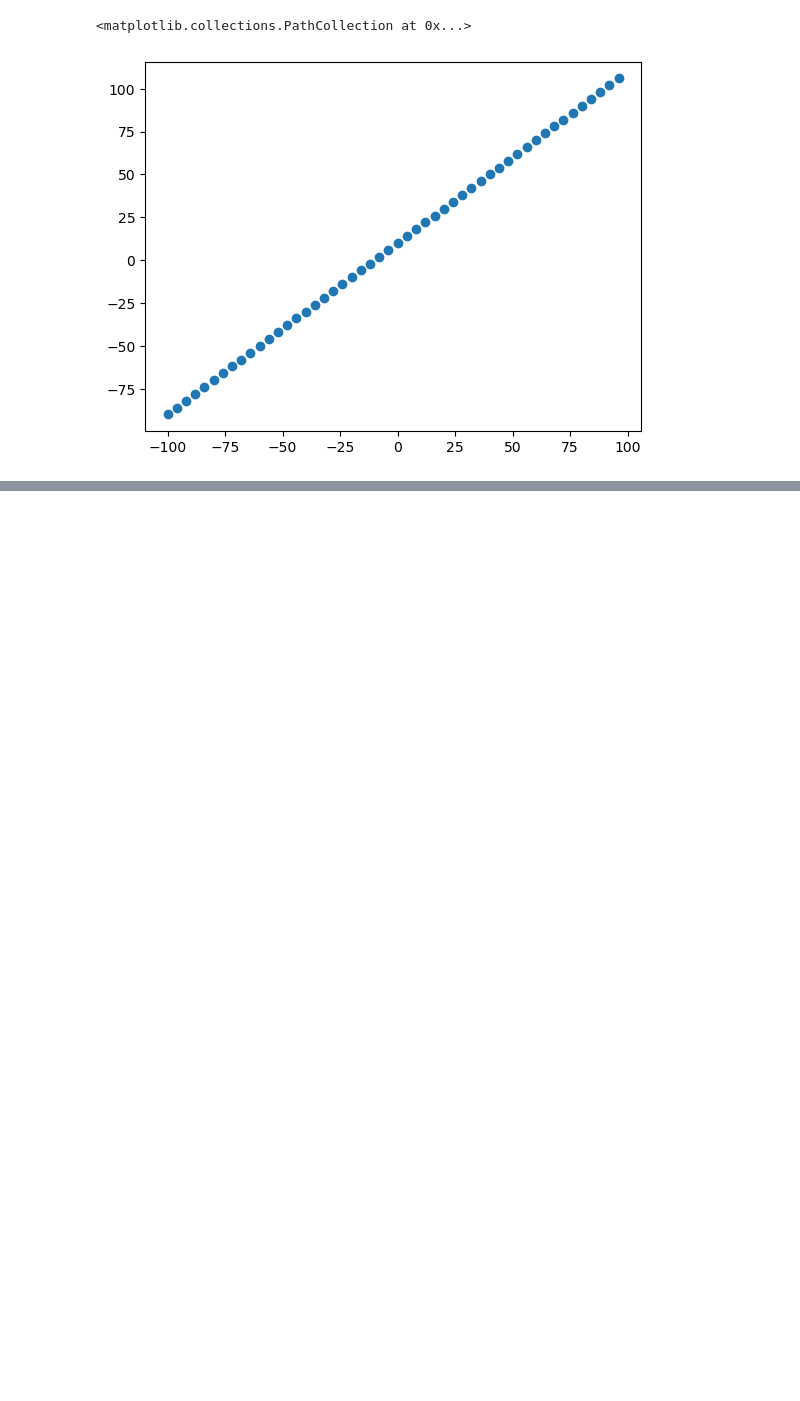
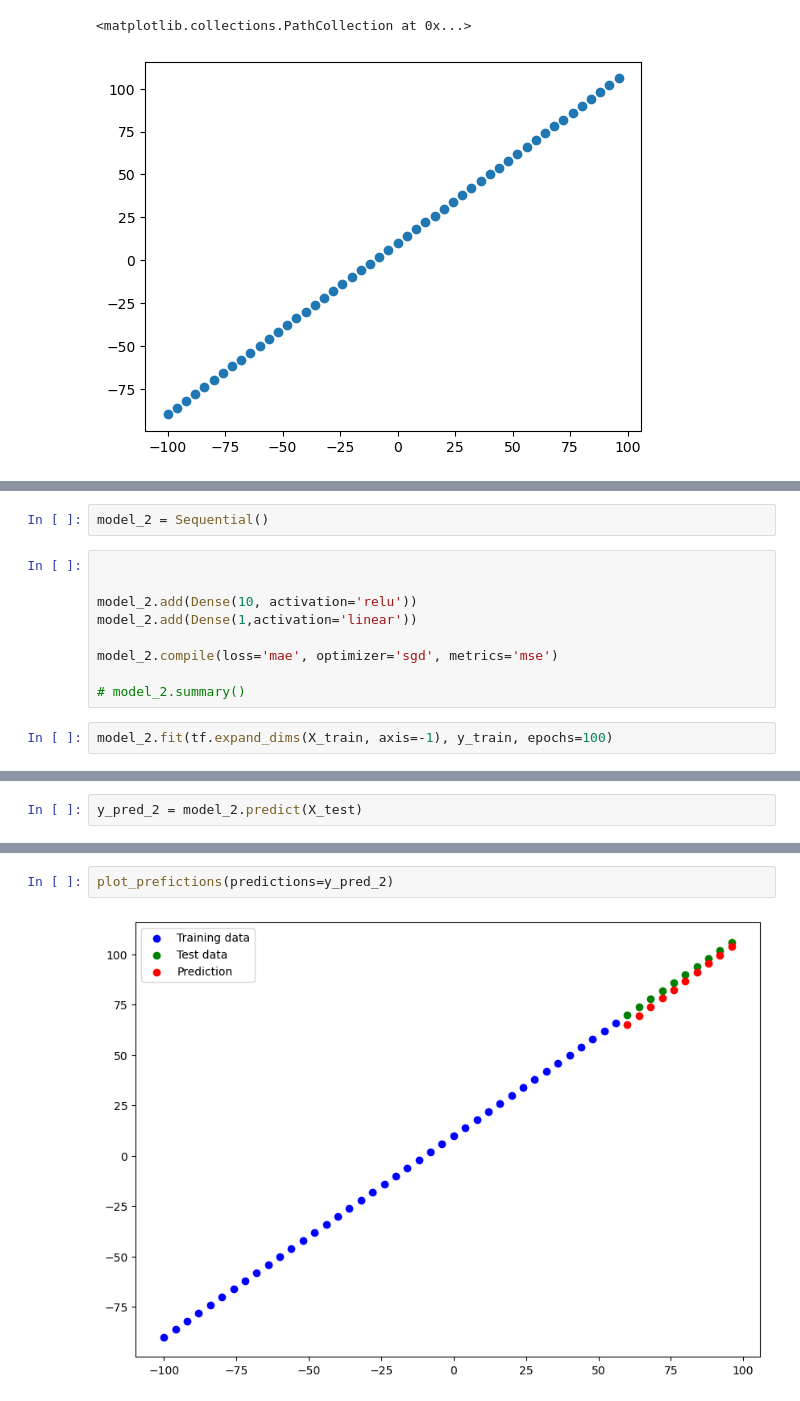
Before and after one commit to bmmukhridin/TensorFlow-Course, a Jupyter notebook: tf-Regression.ipynb, the cells around one changed output, grey strips where cells are left out. Cells and saved outputs as stored; diff of their text form; blank space fills up the shorter version.

```diff
--- a/tf-Regression.ipynb
+++ b/tf-Regression.ipynb
@@ -198,0 +341,13 @@ scaler.fit(X_train,y_train)
+# %%
+model_2 = Sequential()
+# %%
+
+
+model_2.add(Dense(10, activation='relu'))
+model_2.add(Dense(1,activation='linear'))
+
+model_2.compile(loss='mae', optimizer='sgd', metrics='mse')
+
+# model_2.summary()
+# %%
+model_2.fit(tf.expand_dims(X_train, axis=-1), y_train, epochs=100)
@@ -198,0 +373,2 @@ scaler.fit(X_train,y_train)
+# %%
+y_pred_2 = model_2.predict(X_test)
@@ -198,0 +377,4 @@ scaler.fit(X_train,y_train)
+# %%
+plot_prefictions(predictions=y_pred_2)
+# %% [output]
+[figure, added]
```
Also changed, not shown: parts of 30 cells of this notebook.
